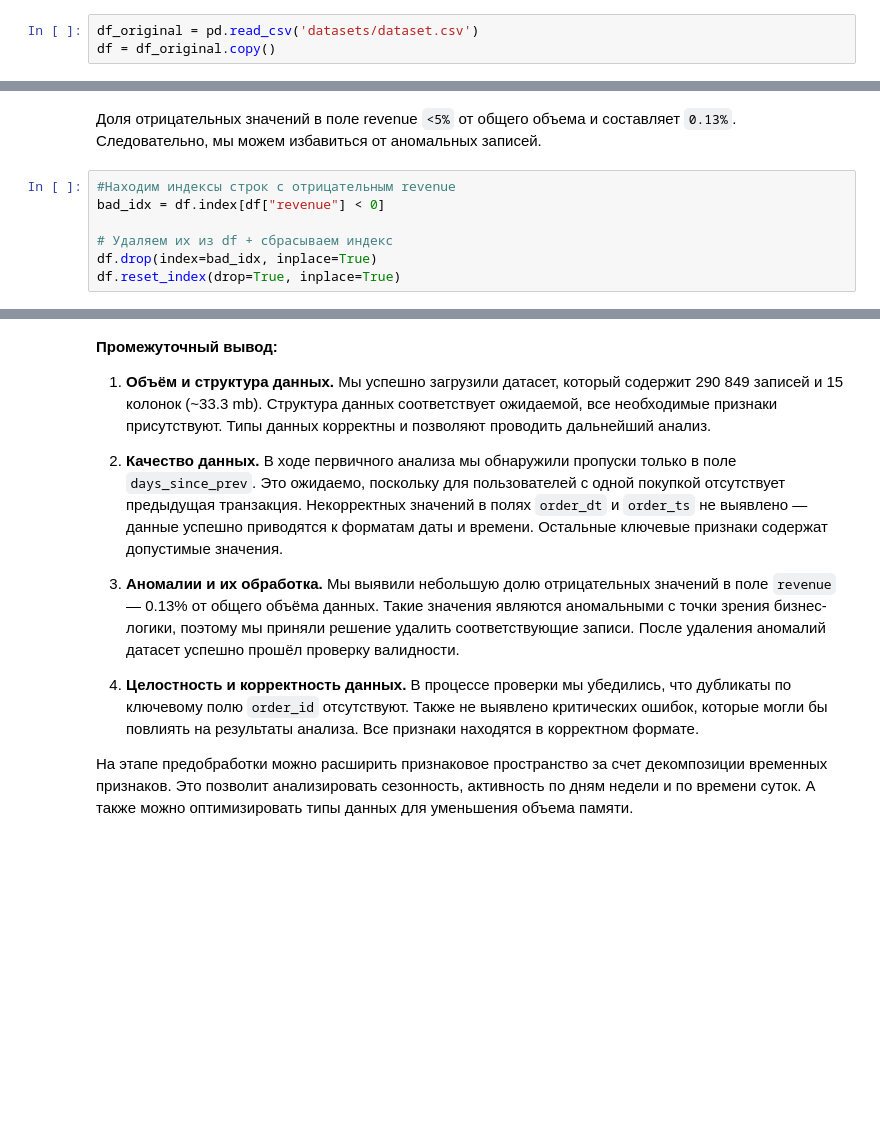
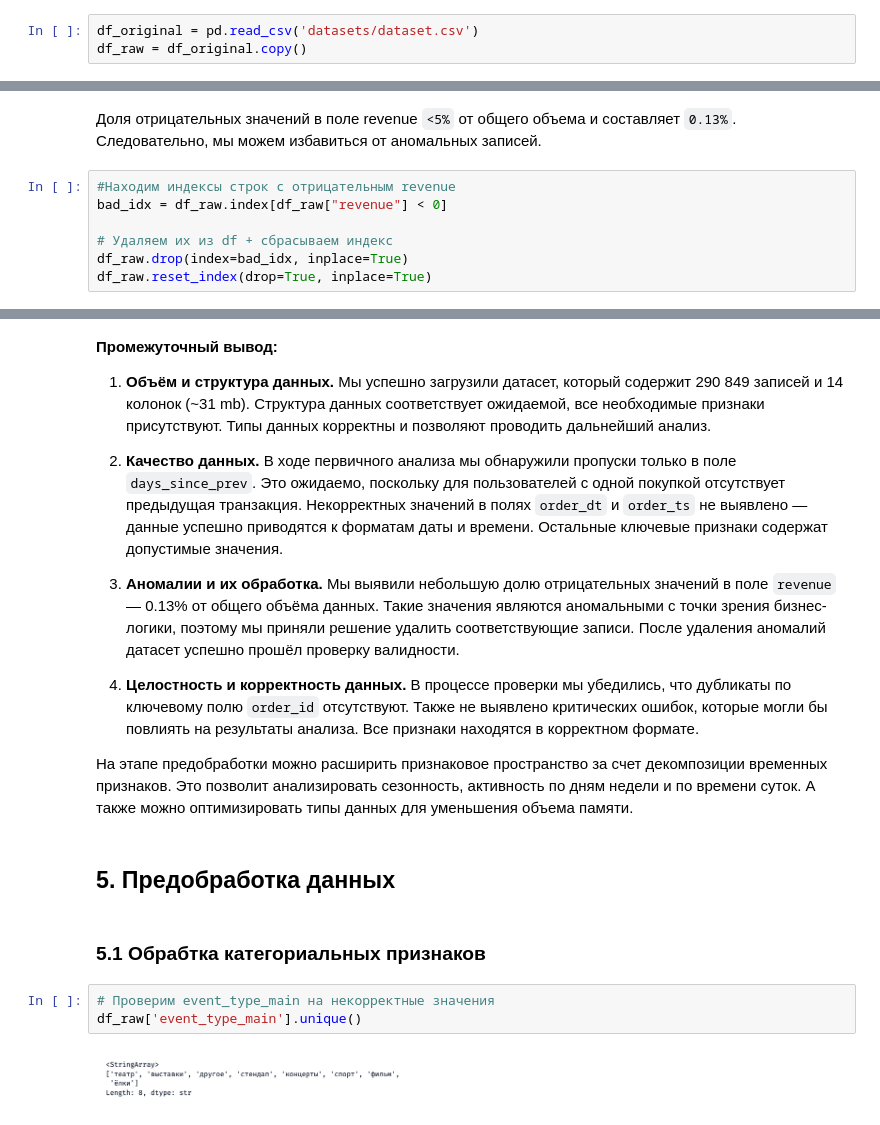
Before and after one commit to achezganov/yandex_afisha_eda, a Jupyter notebook: __marimo__/main.ipynb, the cells around one changed output, grey strips where cells are left out. Saved outputs shown, nothing was run; the diff lists cells and outputs as text; blank space fills up the shorter version.

```diff
--- a/__marimo__/main.ipynb
+++ b/__marimo__/main.ipynb
@@ -88,5 +88,5 @@ pd.read_sql(query, conn).to_csv('datasets/dataset.csv')
 ### 4.3 Изучение общей информации о выгруженных данных (1.2)
 # %%
 df_original = pd.read_csv('datasets/dataset.csv')
-df = df_original.copy()
+df_raw = df_original.copy()
 # %%
@@ -211,10 +211,10 @@ f'Доля отрицательных значений в поле revenue: {rou
 Доля отрицательных значений в поле revenue `<5%` от общего объема и составляет `0.13%`. Следовательно, мы можем избавиться от аномальных записей.
 # %%
 #Находим индексы строк с отрицательным revenue
-bad_idx = df.index[df["revenue"] < 0]
+bad_idx = df_raw.index[df_raw["revenue"] < 0]
 
 # Удаляем их из df + сбрасываем индекс
-df.drop(index=bad_idx, inplace=True)
-df.reset_index(drop=True, inplace=True)
+df_raw.drop(index=bad_idx, inplace=True)
+df_raw.reset_index(drop=True, inplace=True)
 # %%
 # Проверим датасет на валидность 2
@@ -235,7 +235,7 @@ validate_dataset(df)
 **Промежуточный вывод:**
 
 1. **Объём и структура данных.**
-Мы успешно загрузили датасет, который содержит 290 849 записей и 15 колонок (~33.3 mb). Структура данных соответствует ожидаемой, все необходимые признаки присутствуют. Типы данных корректны и позволяют проводить дальнейший анализ.
+Мы успешно загрузили датасет, который содержит 290 849 записей и 14 колонок (~31 mb). Структура данных соответствует ожидаемой, все необходимые признаки присутствуют. Типы данных корректны и позволяют проводить дальнейший анализ.
 
 2. **Качество данных.**
 В ходе первичного анализа мы обнаружили пропуски только в поле `days_since_prev`. Это ожидаемо, поскольку для пользователей с одной покупкой отсутствует предыдущая транзакция. Некорректных значений в полях `order_dt` и `order_ts` не выявлено — данные успешно приводятся к форматам даты и времени. Остальные ключевые признаки содержат допустимые значения.
@@ -247,3 +247,12 @@ validate_dataset(df)
 В процессе проверки мы убедились, что дубликаты по ключевому полю `order_id` отсутствуют. Также не выявлено критических ошибок, которые могли бы повлиять на результаты анализа. Все признаки находятся в корректном формате.
 
 На этапе предобработки можно расширить признаковое пространство за счет декомпозиции временных признаков. Это позволит анализировать сезонность, активность по дням недели и по времени суток. А также можно оптимизировать типы данных для уменьшения объема памяти.
+# %% [markdown]
+## 5. Предобработка данных
+# %% [markdown]
+### 5.1 Обрабтка категориальных признаков
+# %%
+# Проверим event_type_main на некорректные значения
+df_raw['event_type_main'].unique()
+# %% [output]
+[figure, added]
```
Also changed, not shown: parts of 34 cells of this notebook, 1 other file.
